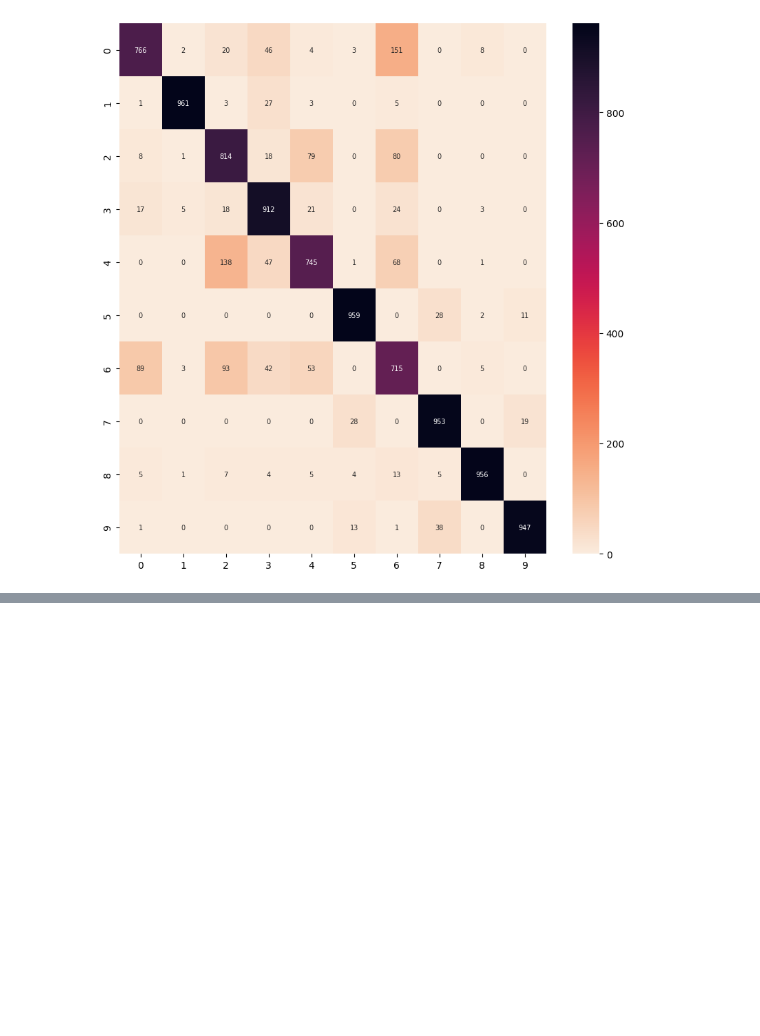
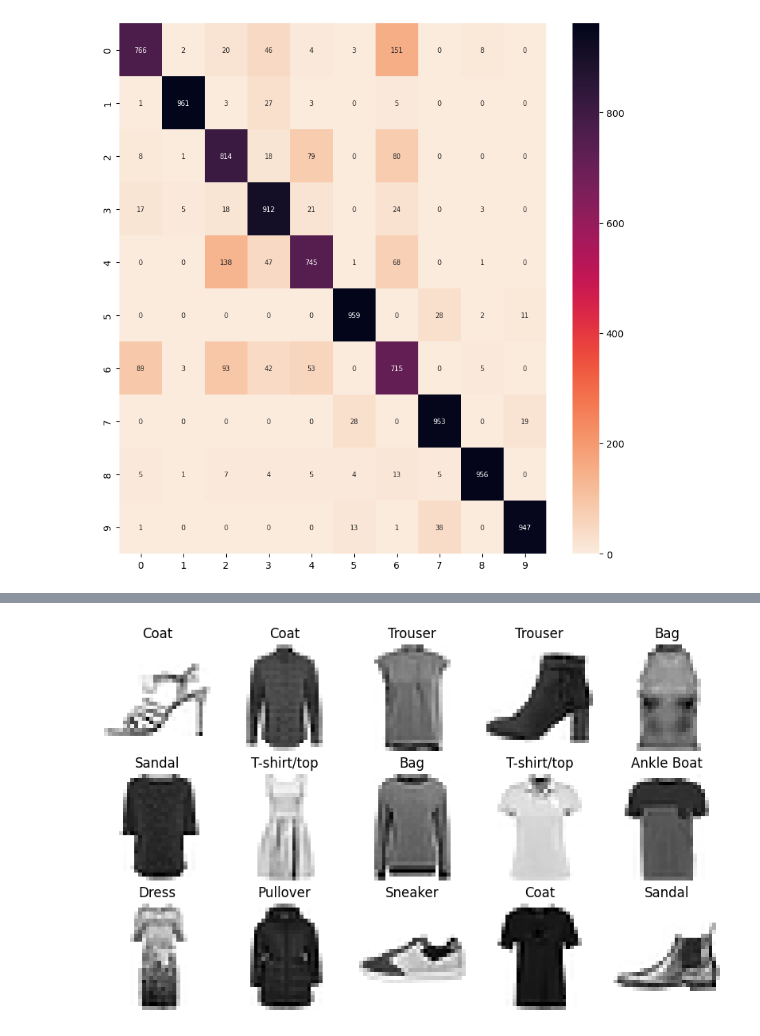
Before and after one commit to hvanli/01_tensorflow_htv, a Jupyter notebook: 03_tensorflow_neural_network_classification/nb/02_tensorflow_multi_class_classfication.ipynb, the cells around one changed output, grey strips where cells are left out. Cells and saved outputs as stored; diff of their text form; code cells hidden in the pictures; blank space fills up the shorter version.

```diff
--- a/03_tensorflow_neural_network_classification/nb/02_tensorflow_multi_class_classfication.ipynb
+++ b/03_tensorflow_neural_network_classification/nb/02_tensorflow_multi_class_classfication.ipynb
@@ -414,0 +521,6 @@ sns.heatmap(confusion_matrix,
+# %%
+plot_n_number_of_images(images=test_images,
+                       labels=y_preds_actual,
+                       label_names=class_names)
+# %% [output]
+[figure, added]
```
Also changed, not shown: parts of 29 cells of this notebook, 4 other files.
